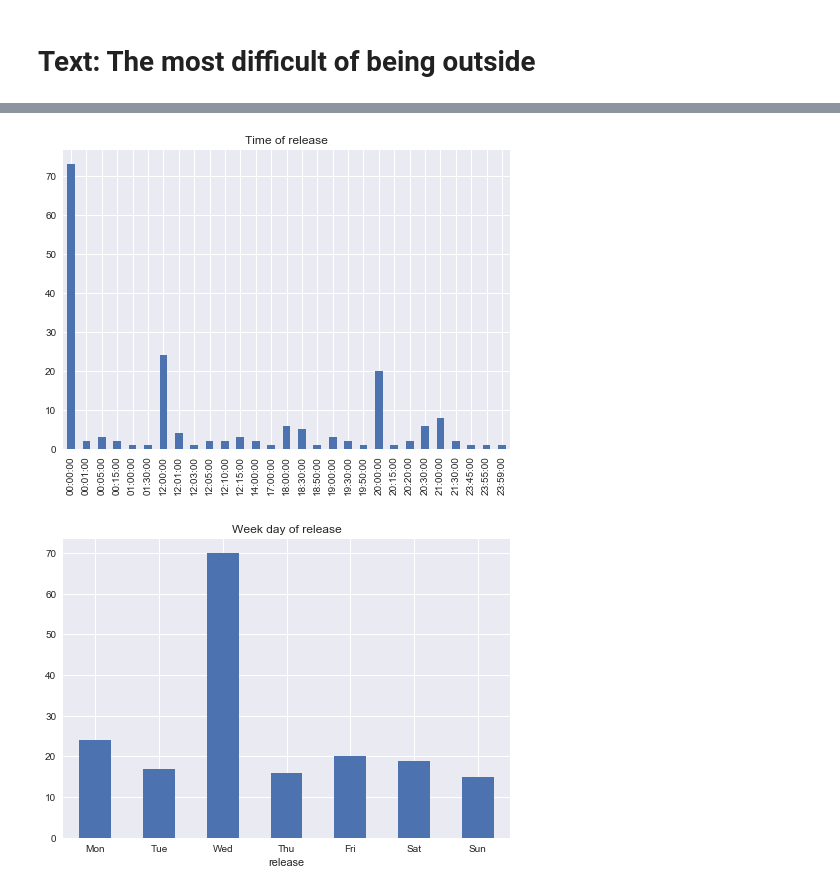
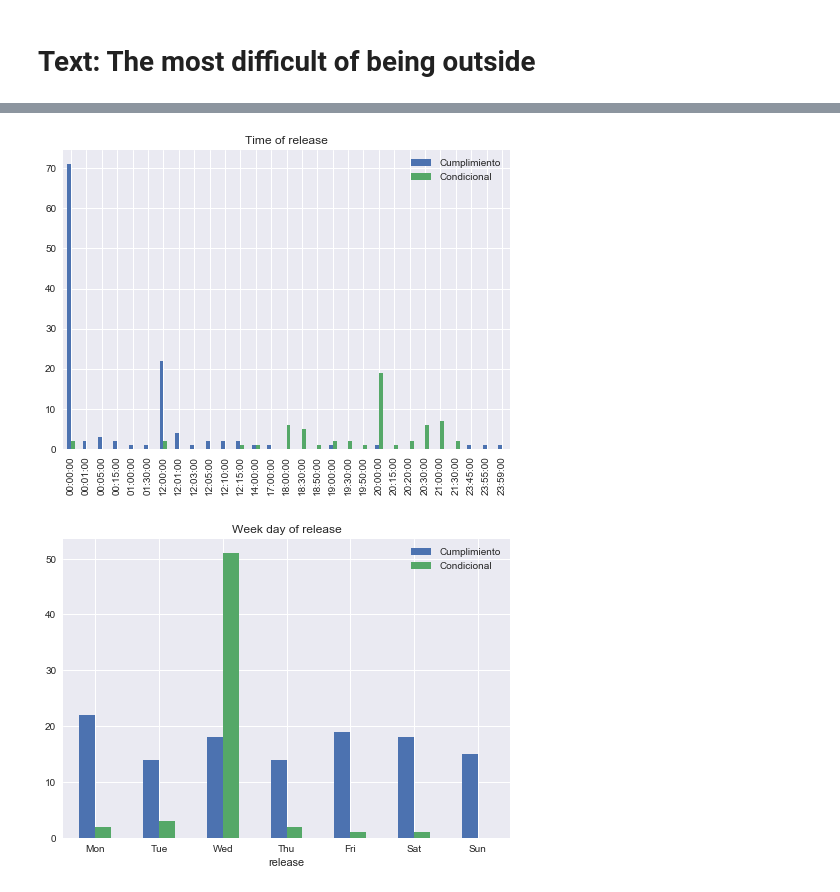
Before and after one commit to sdaza/reentry-chile, a Jupyter notebook: reports/exploring_first_week.ipynb, the cells around one changed output, grey strips where cells are left out. Drawn from its saved outputs; the diff is of its cells as text; code cells hidden in the pictures.

```diff
--- a/reports/exploring_first_week.ipynb
+++ b/reports/exploring_first_week.ipynb
@@ -153,18 +151,27 @@ df['year'] = df.year.replace(['-9999','9999'], None)
 df['release']  = pd.to_datetime(df.month+'/'+df.day+'/'+df.year+' '+df.p8_hora, errors = 'coerce')
 # %%
 df = df.set_index(['release'])
+# %%
+# plot hour of release
+df = df.loc[df.p11!=-9,:]
 # %%
-# plot hour of release
-df.groupby(df.index.time).id.count().plot(kind = 'bar')
+t = df.groupby([df.index.time, 'p11']).id.count()
+t = t.unstack()
+t.columns = ['Cumplimiento', 'Condicional']
+t.plot(kind='bar')
 plt.title('Time of release')
 plt.xticks(rotation = 90);
 # %% [output]
-[figure, old version]
+[figure, new version]
+# %%
+# plot week day
+t = df.groupby([df.index.dayofweek, 'p11']).id.count()
+t = t.unstack()
+t.columns = ['Cumplimiento', 'Condicional']
 # %%
-# plot week day
-df.groupby(df.index.dayofweek).id.count().plot(kind = 'bar')
 wdays = ["Mon", "Tue", "Wed", "Thu", "Fri", "Sat", "Sun"]
+t.plot(kind='bar')
 plt.xticks(df.groupby(df.index.dayofweek).id.count().index, wdays, rotation = 0)
 plt.title('Week day of release');
 # %% [output]
-[figure, old version]
+[figure, new version]
```
Also changed, not shown: parts of 5 cells of this notebook.
